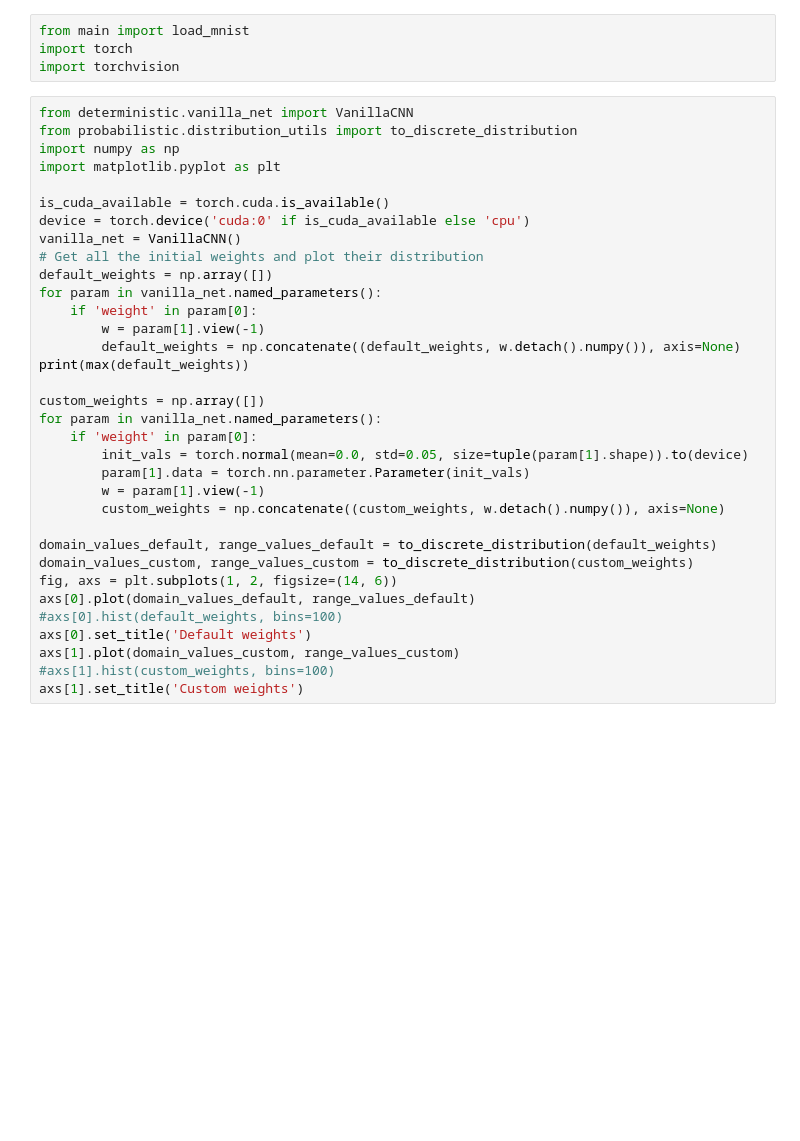
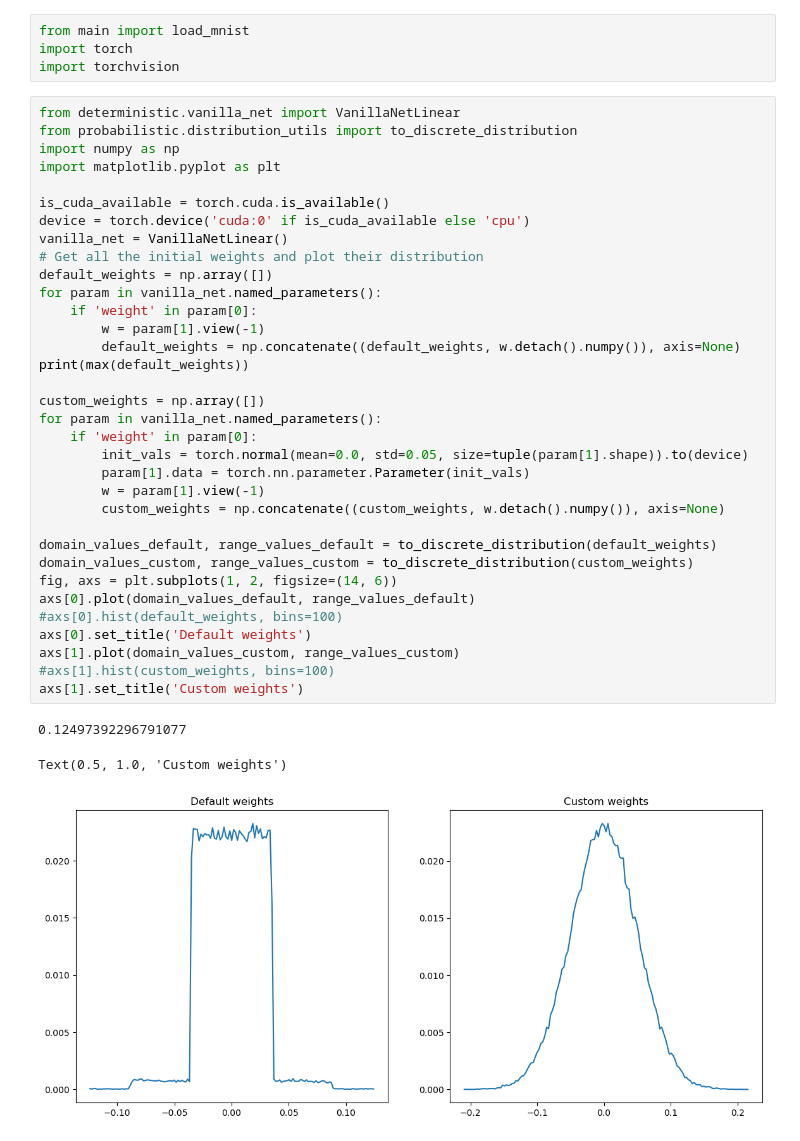
Before and after one commit to Mihneaghitu/RobustnessPrivacyTradeoffInBNNs, a Jupyter notebook: playground.ipynb, the cells around one changed output. Saved outputs shown, nothing was run; the diff lists cells and outputs as text; blank space fills up the shorter version.

```diff
--- a/playground.ipynb
+++ b/playground.ipynb
@@ -3,39 +3,43 @@ from main import load_mnist
 import torch
 import torchvision
 # %%
-from deterministic.vanilla_net import VanillaCNN
+from deterministic.vanilla_net import VanillaNetLinear
 from probabilistic.distribution_utils import to_discrete_distribution
 import numpy as np
 import matplotlib.pyplot as plt
 
 is_cuda_available = torch.cuda.is_available()
 device = torch.device('cuda:0' if is_cuda_available else 'cpu')
-vanilla_net = VanillaCNN()
+vanilla_net = VanillaNetLinear()
 # Get all the initial weights and plot their distribution
 default_weights = np.array([])
 for param in vanilla_net.named_parameters():
     if 'weight' in param[0]:
         w = param[1].view(-1)
         default_weights = np.concatenate((default_weights, w.detach().numpy()), axis=None)
 print(max(default_weights))
 
 custom_weights = np.array([])
 for param in vanilla_net.named_parameters():
     if 'weight' in param[0]:
         init_vals = torch.normal(mean=0.0, std=0.05, size=tuple(param[1].shape)).to(device)
         param[1].data = torch.nn.parameter.Parameter(init_vals)
         w = param[1].view(-1)
         custom_weights = np.concatenate((custom_weights, w.detach().numpy()), axis=None)
 
 domain_values_default, range_values_default = to_discrete_distribution(default_weights)
 domain_values_custom, range_values_custom = to_discrete_distribution(custom_weights)
 fig, axs = plt.subplots(1, 2, figsize=(14, 6))
 axs[0].plot(domain_values_default, range_values_default)
 #axs[0].hist(default_weights, bins=100)
 axs[0].set_title('Default weights')
 axs[1].plot(domain_values_custom, range_values_custom)
 #axs[1].hist(custom_weights, bins=100)
 axs[1].set_title('Custom weights')
+# %% [output]
+0.12497392296791077
+Text(0.5, 1.0, 'Custom weights')
+[figure, added]
 # %%
 from scipy.stats import gaussian_kde
 
```
Also changed, not shown: parts of 7 cells of this notebook, 8 other files.
